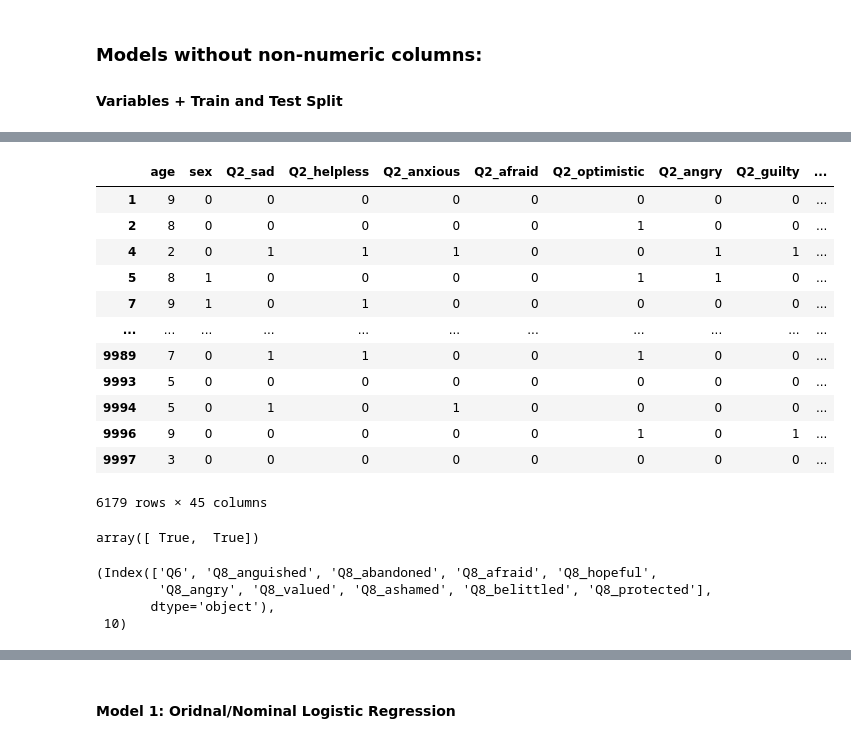
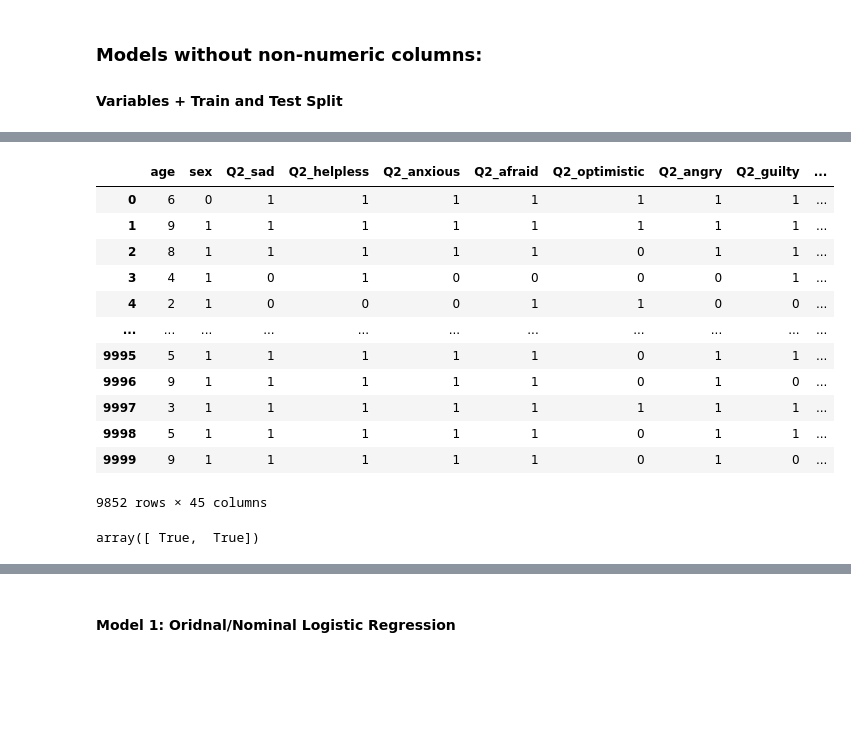
Before and after one commit to jack-rutherford/Climate_Anxiety, a Jupyter notebook: climate_anxiety.ipynb, the cells around one changed output, grey strips where cells are left out. Cells and saved outputs as stored; diff of their text form; code cells hidden in the pictures; blank space fills up the shorter version.

Commit message:
continued working on exploratory data analysis

```diff
--- a/climate_anxiety.ipynb
+++ b/climate_anxiety.ipynb
@@ -265,6 +267,3 @@ for i, region in enumerate(df_limited['region'].unique()):
 plt.show()
 # %% [output]
 [figure]
-# %%
-# Drop all rows with null values
-df = df.dropna()
@@ -270,0 +297,32 @@ df = df.dropna()
+# %%
+# Change the sex column to be binary (0 or 1)
+X['sex'] = [0 if sex == 'man' else 1 for sex in df['sex']]
+
+#change yes/no questions to be binary (0 = no, 1 = yes?)
+for column in X.columns:
+    if X[column].unique().size == 2:
+        X[column] = [0 if value == X[column].unique()[0] else 1 for value in X[column]]
+    else:
+        X[column] = X[column].astype('category').cat.codes
+# %%
+sns.set_theme(style='whitegrid')
+
+for column in X.columns:
+    plt.figure(figsize=(10, 6))
+    ax = sns.countplot(x=column, data=df, hue=column, palette='viridis', legend=False)
+    plt.xticks(rotation=90)
+    plt.title(f'Count Plot of {column}')
+
+    for p in ax.patches:
+        height = p.get_height()
+        if not pd.isna(height):
+            ax.text(
+                x=p.get_x() + p.get_width() / 2,
+                y=height,
+                s=int(height),
+                ha='center',
+                va='bottom'
+            )
+
+    plt.tight_layout()
+    plt.show()
@@ -318,39 +381,31 @@ labels: dict = [{'yes': 1, 'no': 0}, ]
 # %%
 # Change the sex column to be binary (0 or 1)
-X['sex'] = [0 if sex == 'woman' else 1 for sex in df['sex']]
+X['sex'] = [0 if sex == 'man' else 1 for sex in df['sex']]
+
+#change yes/no questions to be binary (0 = no, 1 = yes?)
 for column in X.columns:
-    if X[column].unique().size == 2 and X[column].dtype == 'category':
+    if X[column].unique().size == 2:
         X[column] = [0 if value == X[column].unique()[0] else 1 for value in X[column]]
     else:
         X[column] = X[column].astype('category').cat.codes
 
-y = y.astype('category').cat.codes
 X
 # %% [output]
 |  | age | sex | Q2_sad | Q2_helpless | Q2_anxious | Q2_afraid | Q2_optimistic | Q2_angry | Q2_guilty | ... |
-| 1 | 9 | 0 | 0 | 0 | 0 | 0 | 0 | 0 | 0 | ... |
-| 2 | 8 | 0 | 0 | 0 | 0 | 0 | 1 | 0 | 0 | ... |
-| 4 | 2 | 0 | 1 | 1 | 1 | 0 | 0 | 1 | 1 | ... |
-| 5 | 8 | 1 | 0 | 0 | 0 | 0 | 1 | 1 | 0 | ... |
-| 7 | 9 | 1 | 0 | 1 | 0 | 0 | 0 | 0 | 0 | ... |
+| 0 | 6 | 0 | 1 | 1 | 1 | 1 | 1 | 1 | 1 | ... |
+| 1 | 9 | 1 | 1 | 1 | 1 | 1 | 1 | 1 | 1 | ... |
+| 2 | 8 | 1 | 1 | 1 | 1 | 1 | 0 | 1 | 1 | ... |
+| 3 | 4 | 1 | 0 | 1 | 0 | 0 | 0 | 0 | 1 | ... |
+| 4 | 2 | 1 | 0 | 0 | 0 | 1 | 1 | 0 | 0 | ... |
 | ... | ... | ... | ... | ... | ... | ... | ... | ... | ... | ... |
-| 9989 | 7 | 0 | 1 | 1 | 0 | 0 | 1 | 0 | 0 | ... |
-| 9993 | 5 | 0 | 0 | 0 | 0 | 0 | 0 | 0 | 0 | ... |
-| 9994 | 5 | 0 | 1 | 0 | 1 | 0 | 0 | 0 | 0 | ... |
-| 9996 | 9 | 0 | 0 | 0 | 0 | 0 | 1 | 0 | 1 | ... |
-| 9997 | 3 | 0 | 0 | 0 | 0 | 0 | 0 | 0 | 0 | ... |
+| 9995 | 5 | 1 | 1 | 1 | 1 | 1 | 0 | 1 | 1 | ... |
+| 9996 | 9 | 1 | 1 | 1 | 1 | 1 | 0 | 1 | 0 | ... |
+| 9997 | 3 | 1 | 1 | 1 | 1 | 1 | 1 | 1 | 1 | ... |
+| 9998 | 5 | 1 | 1 | 1 | 1 | 1 | 0 | 1 | 1 | ... |
+| 9999 | 9 | 1 | 1 | 1 | 1 | 1 | 0 | 1 | 0 | ... |
-6179 rows × 45 columns
+9852 rows × 45 columns
 # %%
 after = X['sex'].value_counts()
 before.values == after.values
 # %% [output]
 array([ True,  True])
-# %%
-# All columns that start with Q6 or Q8 will be in df_ordinal
-X_ordinal = X.filter(regex='Q6|Q8')
-X_ordinal.columns, len(X_ordinal.columns)
-# %% [output]
-(Index(['Q6', 'Q8_anguished', 'Q8_abandoned', 'Q8_afraid', 'Q8_hopeful',
-        'Q8_angry', 'Q8_valued', 'Q8_ashamed', 'Q8_belittled', 'Q8_protected'],
-       dtype='object'),
- 10)
```
Also changed, not shown: parts of 8 cells of this notebook.
